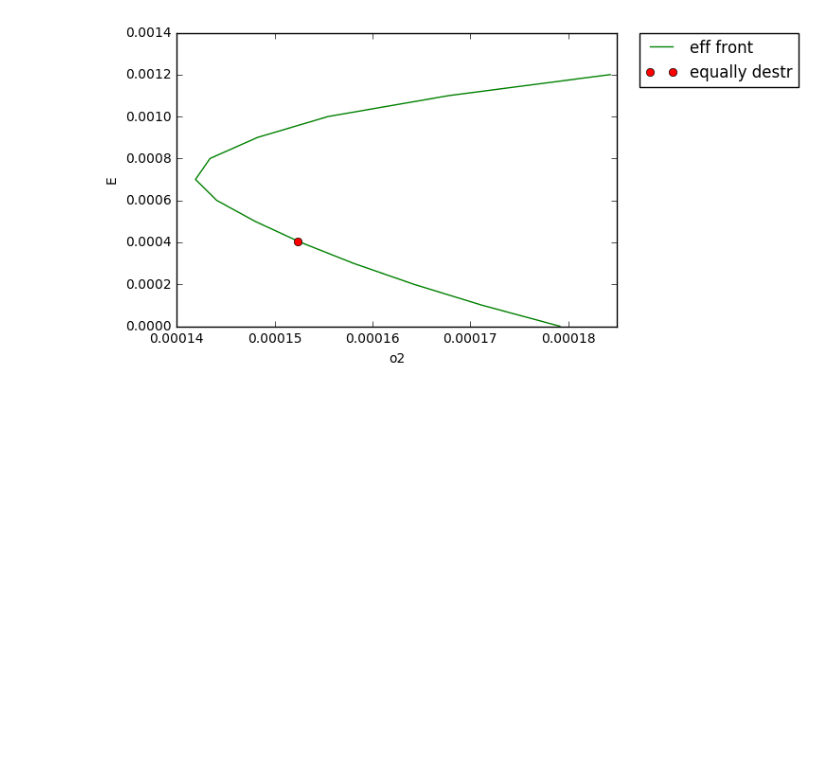
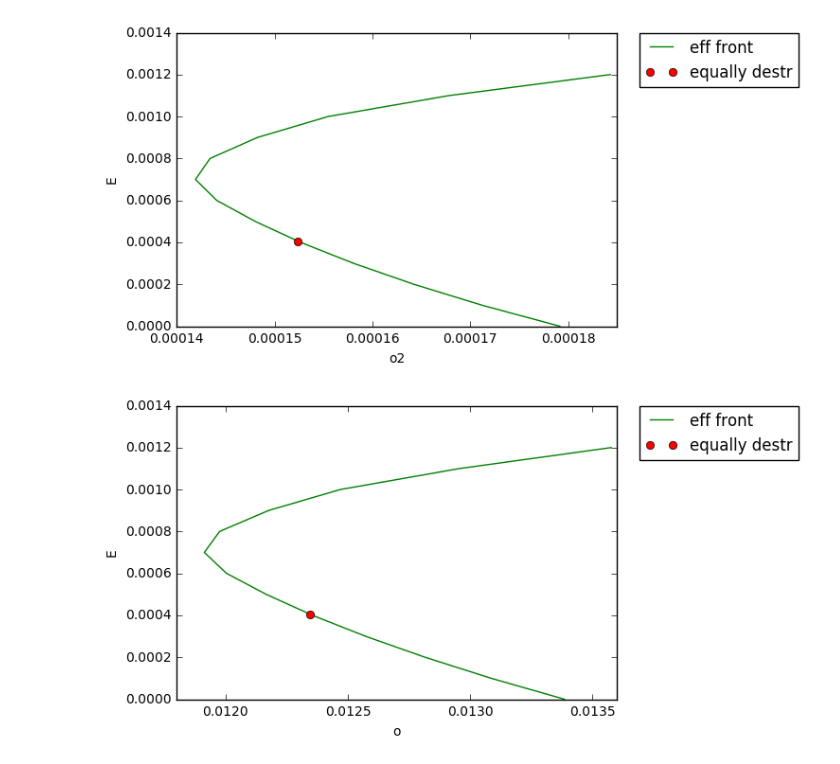
Before and after one commit to mistakemisure/tmp, a Jupyter notebook: vovse_ne_kalyagin_lab.ipynb, the cells around one changed output. Drawn from its saved outputs; the diff is of its cells as text; code cells hidden in the pictures; blank space fills up the shorter version.

```diff
--- a/vovse_ne_kalyagin_lab.ipynb
+++ b/vovse_ne_kalyagin_lab.ipynb
@@ -80,11 +80,12 @@ xs = []
 ys = []
 for e in np.arange(0.00, 0.006, 0.0001):
 
-    b = [(-1,1) for i in range(n)]
+    #b = [(-1,1) for i in range(n)]
+    b = [(0,1) for i in range(n)]
     cons = ({'type': 'eq', 'fun': lambda X: sum(X) - 1},
             {'type': 'eq', 'fun': lambda X: Ep(X, logProf) - e})
     res = scipy.optimize.minimize(fun=o2, x0=np.zeros(n), args=logProf, bounds=b, constraints=cons)
-
+    if (sum(res.x) == 0): break
     xs.append( o2(X=res.x, logProf=logProf) )
     ys.append( Ep(X=res.x, logProf=logProf) )
 # %%
@@ -131,3 +133,18 @@ plt.legend(bbox_to_anchor=(1.05, 1), loc=2, borderaxespad=0.)
 plt.show()
 # %% [output]
 [figure]
+# %%
+plt.plot([math.sqrt(xs[i]) for i in range(len(xs))], ys, '-g', label='eff front')
+plt.xlabel("o")
+plt.ylabel("E")
+
+
+X = np.zeros(n)
+for i in range(n):
+    X[i] = 1.0/n
+plt.plot(math.sqrt(o2(X,logProf)), Ep(X,logProf), 'ro', label='equally destr')
+
+plt.legend(bbox_to_anchor=(1.05, 1), loc=2, borderaxespad=0.)
+plt.show()
+# %% [output]
+[figure, added]
```
Also changed, not shown: parts of 4 cells of this notebook.
